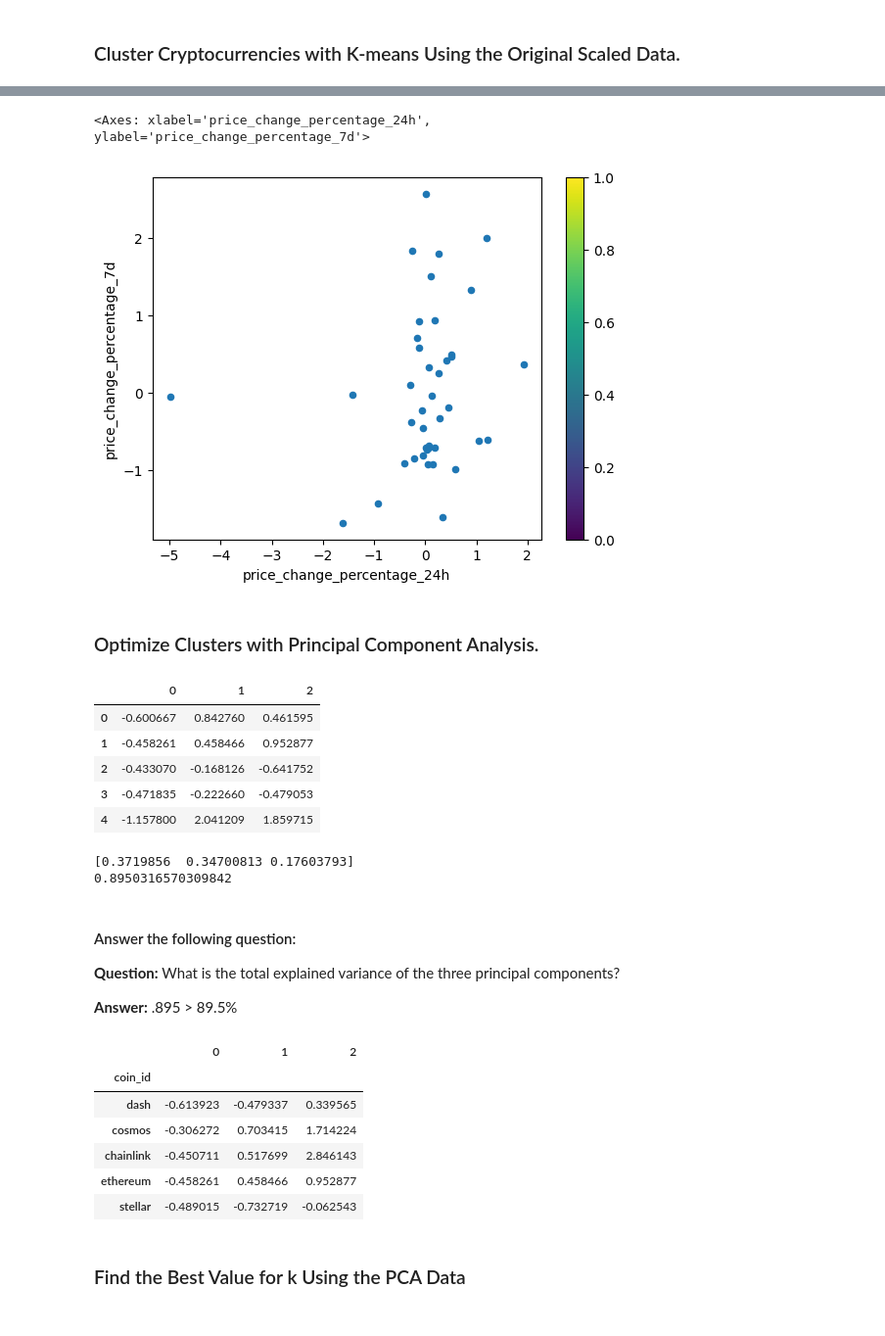
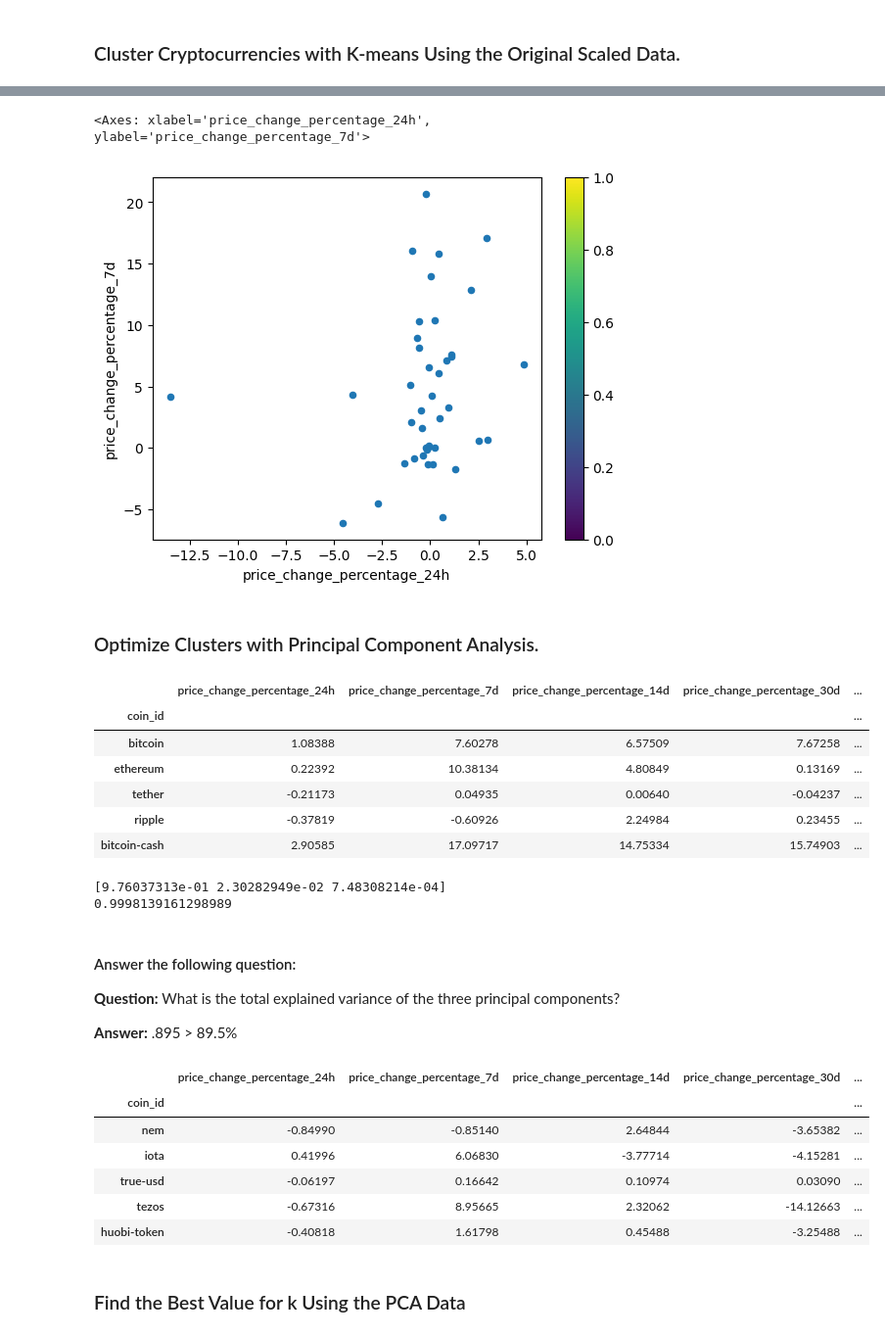
Before and after one commit to 00Smidge/CryptoClustering, a Jupyter notebook: Crypto_Clustering_starter_code.ipynb, the cells around one changed output, grey strips where cells are left out. Shown: that part at 98% size. Saved outputs shown, nothing was run; the diff lists cells and outputs as text; code cells hidden in the pictures.

```diff
--- a/Crypto_Clustering_starter_code.ipynb
+++ b/Crypto_Clustering_starter_code.ipynb
@@ -10,9 +15,9 @@ from hvplot.plotting import scatter_matrix
 # %%
 # Load the data into a Pandas DataFrame and make the index the "coin_id" column.
-market_data_df = pd.read_csv("data/crypto_market_data.csv", index_col="coin_id")
+data = pd.read_csv("data/crypto_market_data.csv", index_col="coin_id")
 
 # Display sample data
-market_data_df.head(10)
+data.head(10)
 # %% [output]
 |  | price_change_percentage_24h | price_change_percentage_7d | price_change_percentage_14d | price_change_percentage_30d | ... |
 | coin_id |  |  |  |  | ... |
@@ -43,6 +48,6 @@ market_data_df.describe()
 ### Prepare the Data
 # %%
 # Use the `StandardScaler()` module from scikit-learn to normalize the data from the CSV file\
-features = market_data_df.select_dtypes(include=['float64'])
 scaler = StandardScaler()
-scaled_features = scaler.fit_transform(features)
+scaler.fit(data)
+scaler.transform(data)
@@ -49,17 +72,17 @@ scaled_features = scaler.fit_transform(features)
 # %%
 # Create a DataFrame with the scaled data
-scaled_market_data_df = pd.DataFrame(scaled_features, columns=features.columns)
-scaled_market_data_df.sample(n=5)
+df = pd.DataFrame(data)
+
+df
 
 # Copy the crypto names from the original data
-coin_ids = market_data_df.index
+coin_ids = df.index
 
 # Set the coinid column as index
-#! coin_id is already the index
-scaled_market_data_df=scaled_market_data_df.set_index(coin_ids)
+df.set_index(coin_ids)
 
 # Display sample data
-scaled_market_data_df.sample(n=5)
+df.sample(n=5)
 # %% [output]
 |  | price_change_percentage_24h | price_change_percentage_7d | price_change_percentage_14d | price_change_percentage_30d | ... |
 | coin_id |  |  |  |  | ... |
@@ -189,10 +190,10 @@ scaled_market_data_df_copy.sample(n=5)
 # Create a scatter plot using Pandas plot by setting
 # `x="price_change_percentage_24h"` and `y="price_change_percentage_7d"`.
 # Use "rainbow" for the color to better visualize the data.
-scaled_market_data_df.plot(x="price_change_percentage_24h", y="price_change_percentage_7d", kind='scatter', colorbar='rainbow')
+df.plot(x="price_change_percentage_24h", y="price_change_percentage_7d", kind='scatter', colorbar='rainbow')
 # %% [output]
 <Axes: xlabel='price_change_percentage_24h', ylabel='price_change_percentage_7d'>
-[figure, old version]
+[figure, new version]
 # %% [markdown]
 ### Optimize Clusters with Principal Component Analysis.
 # %%
@@ -201,16 +202,19 @@ pca = PCA(n_components=3, random_state=42)
 # %%
 # Use the PCA model with `fit_transform` on the original scaled DataFrame to reduce to three principal components.
-pca_fitted_market_data_df = pd.DataFrame(pca.fit_transform(scaled_market_data_df))
+pca.fit(df)
+pca.transform(df)
+pca_df = pd.DataFrame(df)
 
 # View the first five rows of the DataFrame.
-pca_fitted_market_data_df.head(5)
+pca_df.head(5)
 # %% [output]
-|  | 0 | 1 | 2 |
-| 0 | -0.600667 | 0.842760 | 0.461595 |
-| 1 | -0.458261 | 0.458466 | 0.952877 |
-| 2 | -0.433070 | -0.168126 | -0.641752 |
-| 3 | -0.471835 | -0.222660 | -0.479053 |
-| 4 | -1.157800 | 2.041209 | 1.859715 |
+|  | price_change_percentage_24h | price_change_percentage_7d | price_change_percentage_14d | price_change_percentage_30d | ... |
+| coin_id |  |  |  |  | ... |
+| bitcoin | 1.08388 | 7.60278 | 6.57509 | 7.67258 | ... |
+| ethereum | 0.22392 | 10.38134 | 4.80849 | 0.13169 | ... |
+| tether | -0.21173 | 0.04935 | 0.00640 | -0.04237 | ... |
+| ripple | -0.37819 | -0.60926 | 2.24984 | 0.23455 | ... |
+| bitcoin-cash | 2.90585 | 17.09717 | 14.75334 | 15.74903 | ... |
 # %%
 # Retrieve the explained variance to determine how much information  can be attributed to each principal component.
 variance = pca.explained_variance_ratio_
@@ -218,8 +222,8 @@ total_variance = variance.sum()
 print(variance)
 print(total_variance)
 # %% [output]
-[0.3719856  0.34700813 0.17603793]
-0.8950316570309842
+[9.76037313e-01 2.30282949e-02 7.48308214e-04]
+0.9998139161298989
 # %% [markdown]
 #### Answer the following question:
 
@@ -229,22 +233,22 @@ print(total_variance)
 # %%
 # Create a new DataFrame with the PCA data.
 # Note: The code for this step is provided for you
 
 # Creating a DataFrame with the PCA data
-pca_df = pd.DataFrame(pca_fitted_market_data_df)
+pca_df = pd.DataFrame(pca_df)
 pca_df = pca_df.set_axis(coin_ids)
 # Copy the crypto names from the original data
 # Set the coinid column as index
 # Display sample data
 pca_df.sample(n=5)
 # %% [output]
-|  | 0 | 1 | 2 |
-| coin_id |  |  |  |
-| dash | -0.613923 | -0.479337 | 0.339565 |
-| cosmos | -0.306272 | 0.703415 | 1.714224 |
-| chainlink | -0.450711 | 0.517699 | 2.846143 |
-| ethereum | -0.458261 | 0.458466 | 0.952877 |
-| stellar | -0.489015 | -0.732719 | -0.062543 |
+|  | price_change_percentage_24h | price_change_percentage_7d | price_change_percentage_14d | price_change_percentage_30d | ... |
+| coin_id |  |  |  |  | ... |
+| nem | -0.84990 | -0.85140 | 2.64844 | -3.65382 | ... |
+| iota | 0.41996 | 6.06830 | -3.77714 | -4.15281 | ... |
+| true-usd | -0.06197 | 0.16642 | 0.10974 | 0.03090 | ... |
+| tezos | -0.67316 | 8.95665 | 2.32062 | -14.12663 | ... |
+| huobi-token | -0.40818 | 1.61798 | 0.45488 | -3.25488 | ... |
 # %% [markdown]
 ### Find the Best Value for k Using the PCA Data
 # %%
```
Also changed, not shown: parts of 26 cells of this notebook, 1 other file.
